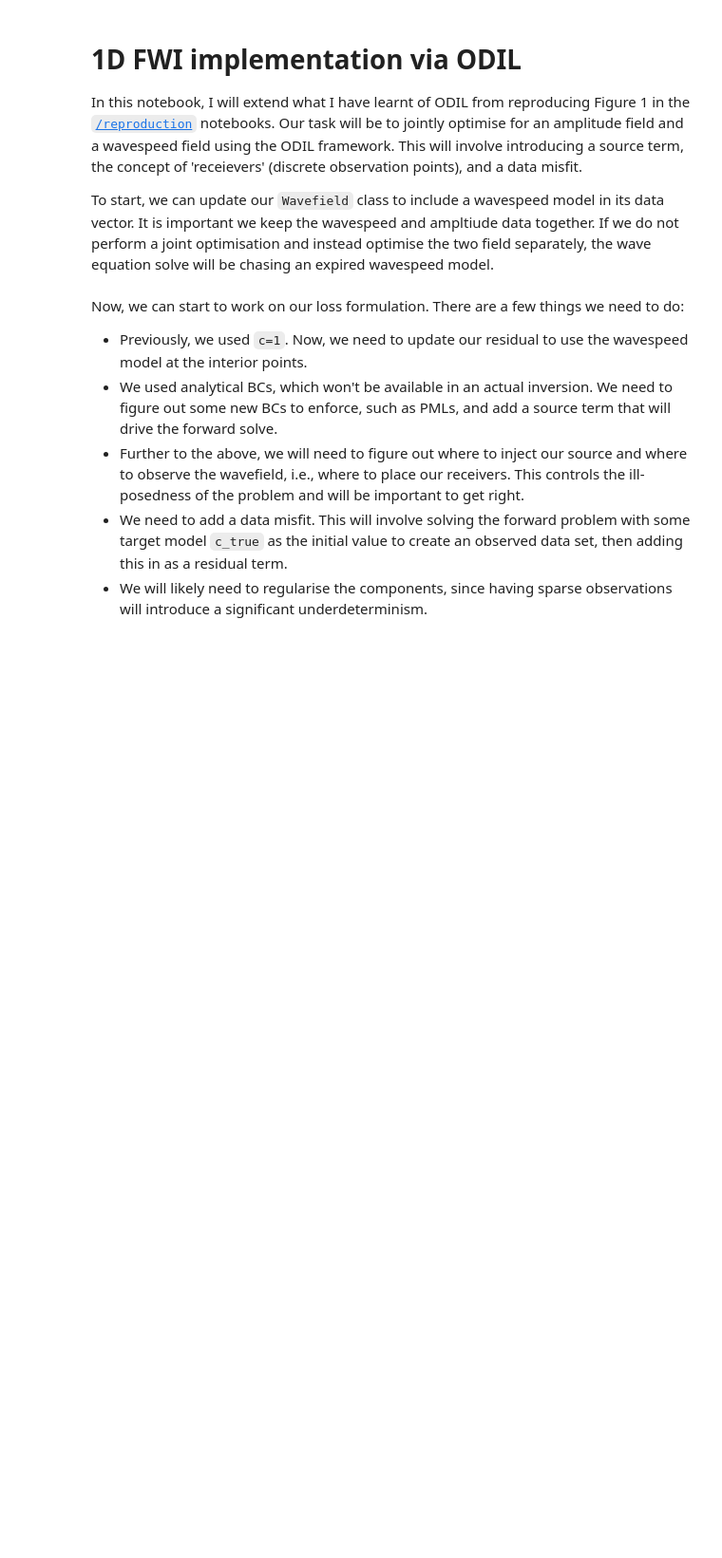
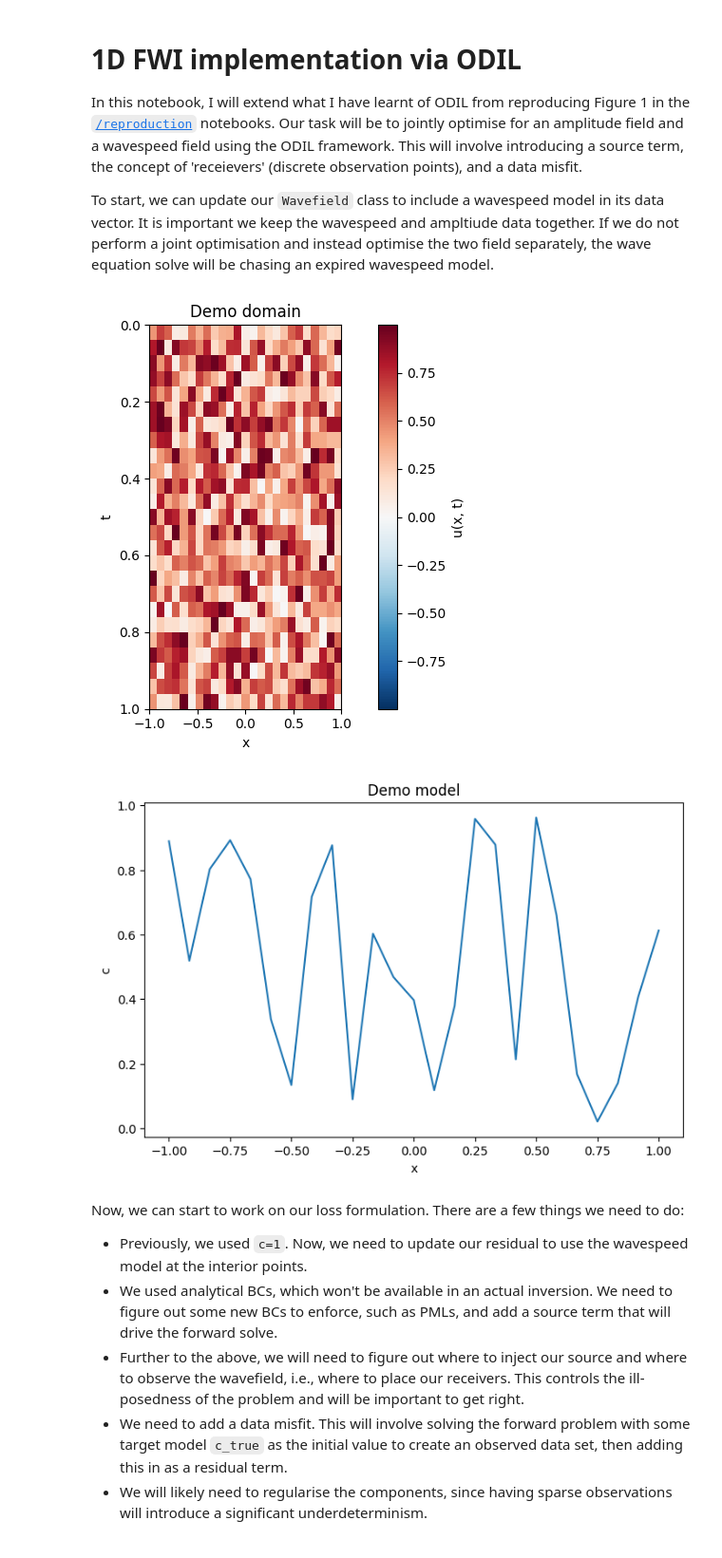
Before and after one commit to Commit2Cosmos/Transcranial-Ultrasound-ODIL, a Jupyter notebook: notebooks/sandbox/1dfwi.ipynb, the cells around one changed output. Shown at 95% size. Saved outputs shown, nothing was run; the diff lists cells and outputs as text; code cells hidden in the pictures; blank space fills up the shorter version.

Commit message:
feat: update Wavefield plotting

```diff
--- a/notebooks/sandbox/1dfwi.ipynb
+++ b/notebooks/sandbox/1dfwi.ipynb
@@ -90,7 +90,7 @@ class Wavefield:
     def shape(self):
         return self._shape
 
-    def show(self, title: str = "Exact solution") -> None:
+    def show_domain(self, title: str = "Exact solution") -> None:
         fig, ax = plt.subplots(figsize=(8, 5))
         umax = np.abs(self.amplitude).max()
         im = ax.imshow(
@@ -108,8 +108,22 @@ class Wavefield:
         ax.set_title(title)
         plt.tight_layout()
         plt.show()
+
+    def show_model(self, title: str = "Wavespeed") -> None:
+        fig, ax = plt.subplots(figsize=(8, 5))
+        xs = np.linspace(self.x_0, self.x_I, self.I)
+        ax.plot(xs, self.wavespeed)
+        ax.set_title(title)
+        ax.set_xlabel("x")
+        ax.set_ylabel("c")
+        plt.show()
 # %%
-u = Wavefield(init_wavespeed=np.random.rand(25, 25), init_amplitude=np.random.rand(25, 25))
+u = Wavefield(init_wavespeed=np.random.rand(25, 25), init_amplitude=np.random.rand(25))
+u.show_domain(title='Demo domain')
+u.show_model(title='Demo model')
+# %% [output]
+[figure, added]
+[figure, added]
 # %% [markdown]
 Now, we can start to work on our loss formulation. There are a few things we need to do:
 
```
